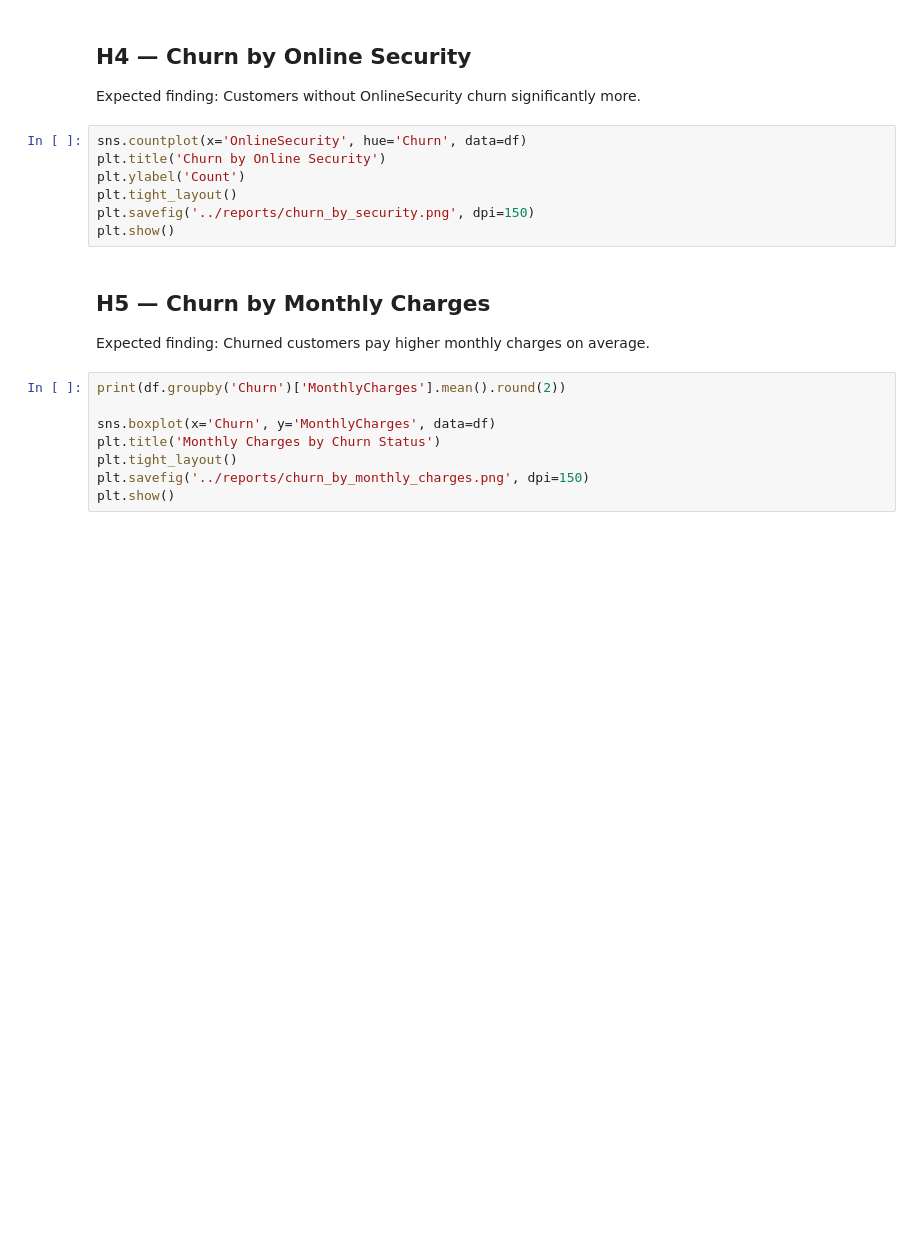
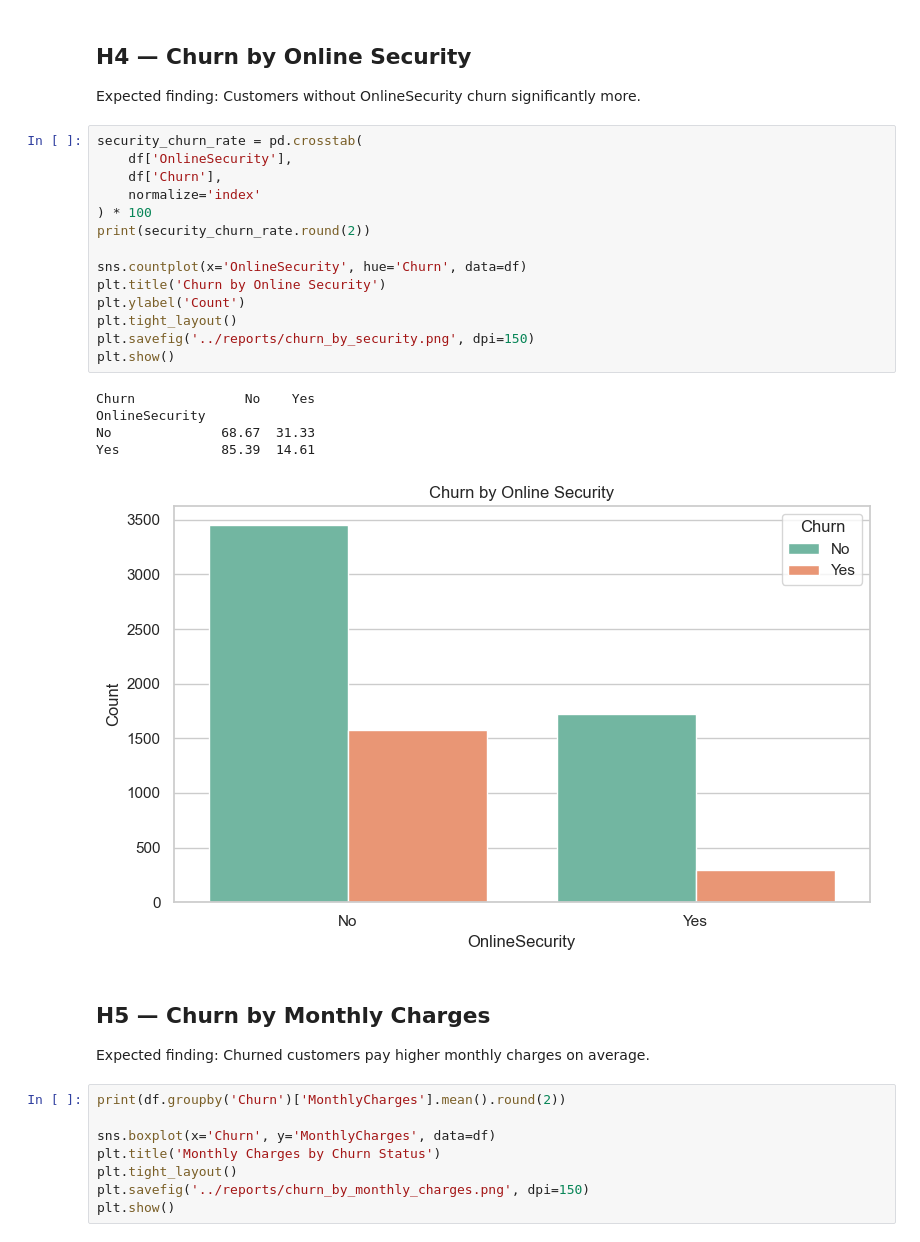
Before and after one commit to Swastik400/Telco-customer-churn, a Jupyter notebook: notebooks/01_EDA.ipynb, the cells around one changed output. Saved outputs shown, nothing was run; the diff lists cells and outputs as text; blank space fills up the shorter version.

```diff
--- a/notebooks/01_EDA.ipynb
+++ b/notebooks/01_EDA.ipynb
@@ -136,12 +237,25 @@ plt.show()
 
 Expected finding: Customers without OnlineSecurity churn significantly more.
 # %%
+security_churn_rate = pd.crosstab(
+    df['OnlineSecurity'],
+    df['Churn'],
+    normalize='index'
+) * 100
+print(security_churn_rate.round(2))
+
 sns.countplot(x='OnlineSecurity', hue='Churn', data=df)
 plt.title('Churn by Online Security')
 plt.ylabel('Count')
 plt.tight_layout()
 plt.savefig('../reports/churn_by_security.png', dpi=150)
 plt.show()
+# %% [output]
+Churn              No    Yes
+OnlineSecurity
+No              68.67  31.33
+Yes             85.39  14.61
+[figure, added]
 # %% [markdown]
 ## H5 — Churn by Monthly Charges
 
```
Also changed, not shown: parts of 16 cells of this notebook.
